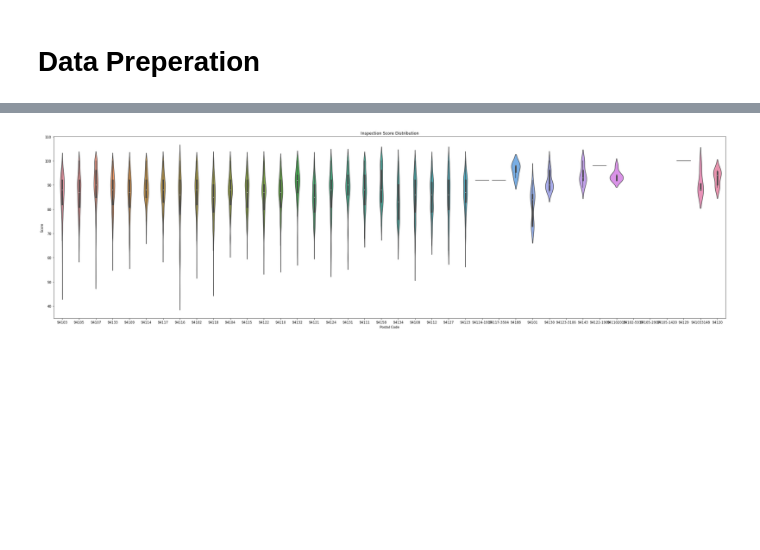
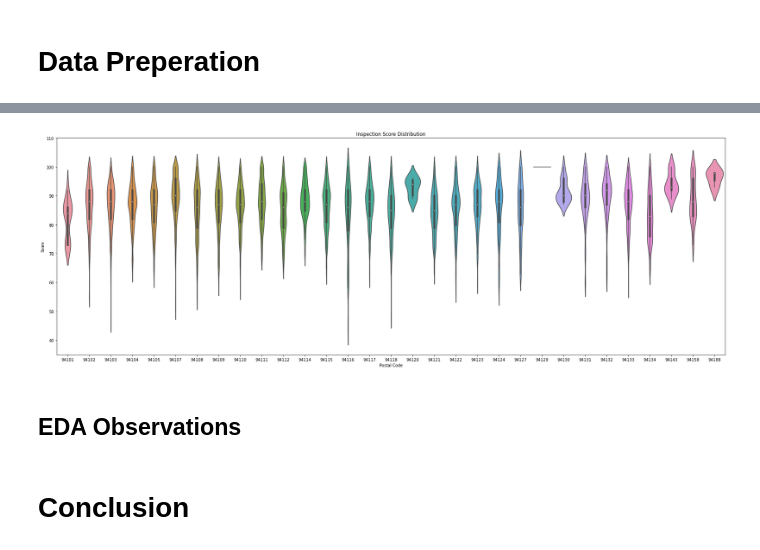
Before and after one commit to erikrowens/Codecademy, a Jupyter notebook: Final_Portfolio_Project/Final_Portfolio_Project.ipynb, the cells around one changed output, grey strips where cells are left out. Cells and saved outputs as stored; diff of their text form; code cells hidden in the pictures; blank space fills up the shorter version.

Commit message:
Advanced data preparation and EDA

```diff
--- a/Final_Portfolio_Project/Final_Portfolio_Project.ipynb
+++ b/Final_Portfolio_Project/Final_Portfolio_Project.ipynb
@@ -235,4 +236,9 @@ scoresDF.dropna(subset=['business_postal_code'], inplace=True)
 scoresDF = scoresDF[scoresDF['business_postal_code'].map(len) > 3]
 scoresDF = scoresDF[scoresDF.business_postal_code.str.contains('^941', regex=True, na=False)]
 
-#Now merge values where the postal code has a 'sub-code' appended
+#Now replace where the postal code has a 'sub-code' appended or where the lenght > 5
+#This will simply be done by substtuting the currrent value with the first 5 digits of the current value
+scoresDF.loc[:,'business_postal_code'] = scoresDF.business_postal_code.str[:5]
+
+#check out the data for the column now
+colInfo(scoresDF, 'business_postal_code')
@@ -239,13 +275,17 @@ scoresDF = scoresDF[scoresDF.business_postal_code.str.contains('^941', regex=Tru
 # %%
-plt.figure(figsize=[36,10])
+#@title Code: plot distribution of scores by post code
+plt.figure(figsize=[30,10])
 ax = sns.violinplot()
 
-sns.violinplot(data=scoresDF, x="business_postal_code", y="inspection_score")
+postCodeList = list(scoresDF['business_postal_code'].unique())
+postCodeList.sort()
+
+sns.violinplot(data=scoresDF, x="business_postal_code", y="inspection_score", order=postCodeList)
 ax.set_title("Inspection Score Distribution")
 ax.set(xlabel='Postal Code', ylabel='Score')
 
-#plt.savefig("netflix_quarterly_price_disti.png", format="png")
+plt.savefig(projectFolder+"score_disti_by_post_code.png", format="png")
 
 plt.show()
 # %% [output]
-[figure, old version]
+[figure, new version]
@@ -251,0 +295,4 @@ plt.show()
+# %% [markdown]
+## EDA Observations
+# %% [markdown]
+# Conclusion
```
Also changed, not shown: parts of 12 cells of this notebook.
